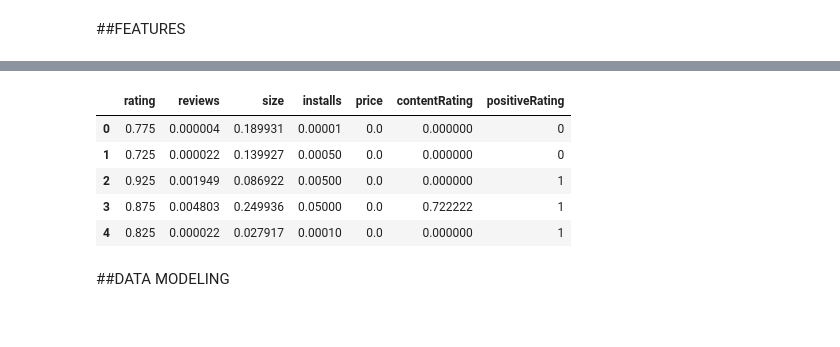
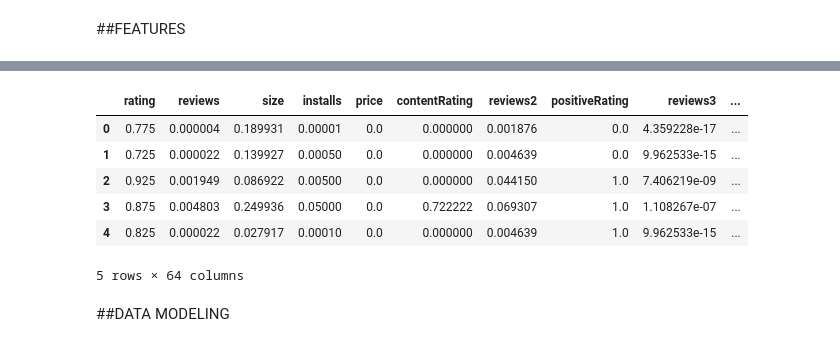
Before and after one commit to mxchauhan/Capstone, a Jupyter notebook: Capstone_Project_Rating_of_Apps_at_Google_Playstore.ipynb, the cells around one changed output, grey strips where cells are left out. Cells and saved outputs as stored; diff of their text form; code cells hidden in the pictures.

```diff
--- a/Capstone_Project_Rating_of_Apps_at_Google_Playstore.ipynb
+++ b/Capstone_Project_Rating_of_Apps_at_Google_Playstore.ipynb
@@ -354,4 +617,4 @@ features = pd.DataFrame(scaledTrainData, columns=['rating', 'reviews', 'size','i
 # %%
 # we add a binary feature that evaluates to true
 # when rating is above the median (useful for logistic regression)
-features['positiveRating'] = np.where(data['rating']>=4.2, 1, 0)
+features['positiveRating'] = np.where(data['rating']>=4.3, 1, 0)
@@ -357,0 +625,3 @@ features['positiveRating'] = np.where(data['rating']>=4.2, 1, 0)
+# %%
+features2 = pd.get_dummies(data['genres'].apply(pd.Series).stack()).sum(level=0)
+features2.head()
@@ -358,12 +636,18 @@ features['positiveRating'] = np.where(data['rating']>=4.2, 1, 0)
+# %%
+# let's ask this in StackOverflow: why are the features turning into NaN when the datasets are merged?
+featuresAll = pd.concat([features, features2], axis=1)
+# %%
+featuresAll.dropna(inplace=True)
 # %%
-features.head()
+featuresAll.head()
 # %% [output]
-|  | rating | reviews | size | installs | price | contentRating | positiveRating |
-| 0 | 0.775 | 0.000004 | 0.189931 | 0.00001 | 0.0 | 0.000000 | 0 |
-| 1 | 0.725 | 0.000022 | 0.139927 | 0.00050 | 0.0 | 0.000000 | 0 |
-| 2 | 0.925 | 0.001949 | 0.086922 | 0.00500 | 0.0 | 0.000000 | 1 |
-| 3 | 0.875 | 0.004803 | 0.249936 | 0.05000 | 0.0 | 0.722222 | 1 |
-| 4 | 0.825 | 0.000022 | 0.027917 | 0.00010 | 0.0 | 0.000000 | 1 |
+|  | rating | reviews | size | installs | price | contentRating | reviews2 | positiveRating | reviews3 | ... |
+| 0 | 0.775 | 0.000004 | 0.189931 | 0.00001 | 0.0 | 0.000000 | 0.001876 | 0.0 | 4.359228e-17 | ... |
+| 1 | 0.725 | 0.000022 | 0.139927 | 0.00050 | 0.0 | 0.000000 | 0.004639 | 0.0 | 9.962533e-15 | ... |
+| 2 | 0.925 | 0.001949 | 0.086922 | 0.00500 | 0.0 | 0.000000 | 0.044150 | 1.0 | 7.406219e-09 | ... |
+| 3 | 0.875 | 0.004803 | 0.249936 | 0.05000 | 0.0 | 0.722222 | 0.069307 | 1.0 | 1.108267e-07 | ... |
+| 4 | 0.825 | 0.000022 | 0.027917 | 0.00010 | 0.0 | 0.000000 | 0.004639 | 1.0 | 9.962533e-15 | ... |
+5 rows × 64 columns
 # %% [markdown]
 ##DATA MODELING
 # %% [markdown]
```
Also changed, not shown: parts of 46 cells of this notebook.
